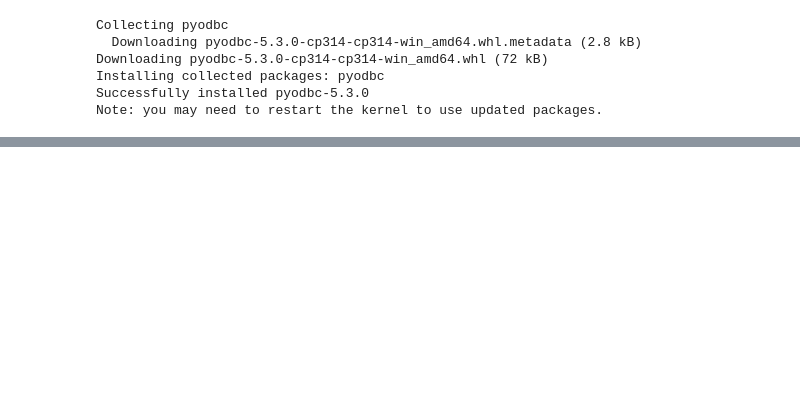
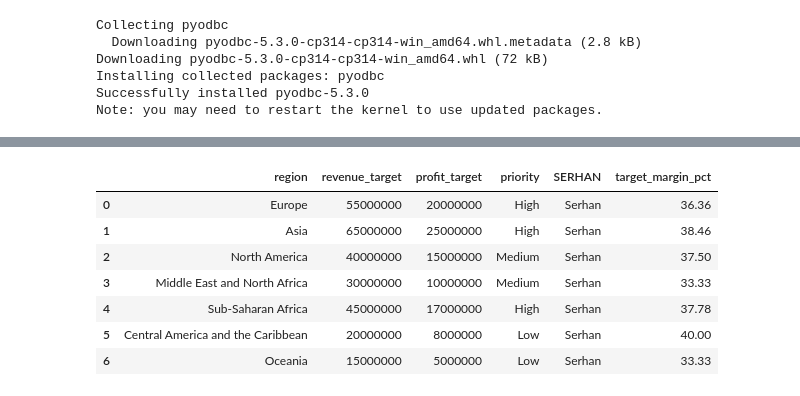
Before and after one commit to serhanoztas/Data_Science_New_Era, a Jupyter notebook: Lesson10.ipynb, the cells around one changed output, grey strips where cells are left out. Saved outputs shown, nothing was run; the diff lists cells and outputs as text; code cells hidden in the pictures; blank space fills up the shorter version.

```diff
--- a/Lesson10.ipynb
+++ b/Lesson10.ipynb
@@ -108,0 +123,12 @@ df_2
+# %%
+df_region['target_margin_pct'] = round(df_region['profit_target']/df_region['revenue_target']*100, 2)
+df_region
+# %% [output]
+|  | region | revenue_target | profit_target | priority | SERHAN | target_margin_pct |
+| 0 | Europe | 55000000 | 20000000 | High | Serhan | 36.36 |
+| 1 | Asia | 65000000 | 25000000 | High | Serhan | 38.46 |
+| 2 | North America | 40000000 | 15000000 | Medium | Serhan | 37.50 |
+| 3 | Middle East and North Africa | 30000000 | 10000000 | Medium | Serhan | 33.33 |
+| 4 | Sub-Saharan Africa | 45000000 | 17000000 | High | Serhan | 37.78 |
+| 5 | Central America and the Caribbean | 20000000 | 8000000 | Low | Serhan | 40.00 |
+| 6 | Oceania | 15000000 | 5000000 | Low | Serhan | 33.33 |
```
Also changed, not shown: parts of 9 cells of this notebook, 3 other files.
